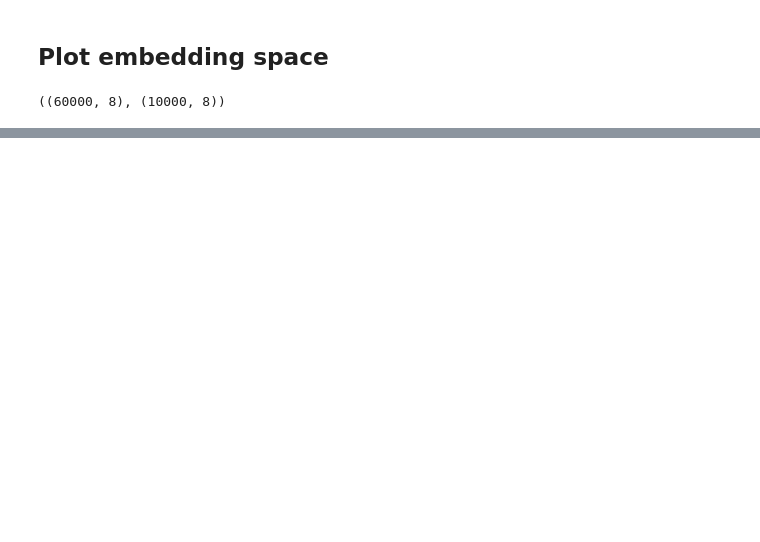
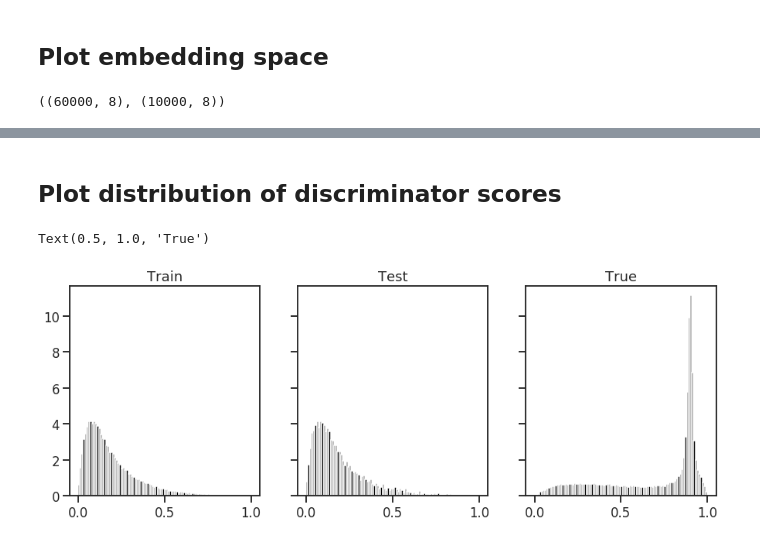
Before and after one commit to napsternxg/ipython-notebooks, a Jupyter notebook: Adversarial_Autoencoder.ipynb, the cells around one changed output, grey strips where cells are left out. Cells and saved outputs as stored; diff of their text form; code cells hidden in the pictures; blank space fills up the shorter version.

```diff
--- a/Adversarial_Autoencoder.ipynb
+++ b/Adversarial_Autoencoder.ipynb
@@ -424,0 +500,29 @@ encoder_discriminator
+# %% [markdown]
+## Plot distribution of discriminator scores
+# %%
+fig, ax = plt.subplots(1,3, sharex=True, sharey=True, figsize=(15, 5))
+ax[0].hist(
+    discriminator.predict(train_embeddings).flatten(),
+    bins=np.arange(0,1.01, 0.01), density=True,
+    label="train",
+    color="k"
+)
+ax[0].set_title("Train")
+ax[1].hist(
+    discriminator.predict(test_embeddings).flatten(),
+    bins=np.arange(0,1.01, 0.01), density=True,
+    label="test",
+    color="k"
+)
+ax[1].set_title("Test")
+true_latent_samples = 5*np.random.normal(size=(train_embeddings.shape[0], encoded_dim))
+ax[2].hist(
+    discriminator.predict(true_latent_samples).flatten(),
+    bins=np.arange(0,1.01, 0.01), density=True,
+    label="test",
+    color="k"
+)
+ax[2].set_title("True")
+# %% [output]
+Text(0.5, 1.0, 'True')
+[figure, added]
```
Also changed, not shown: parts of 24 cells of this notebook.
